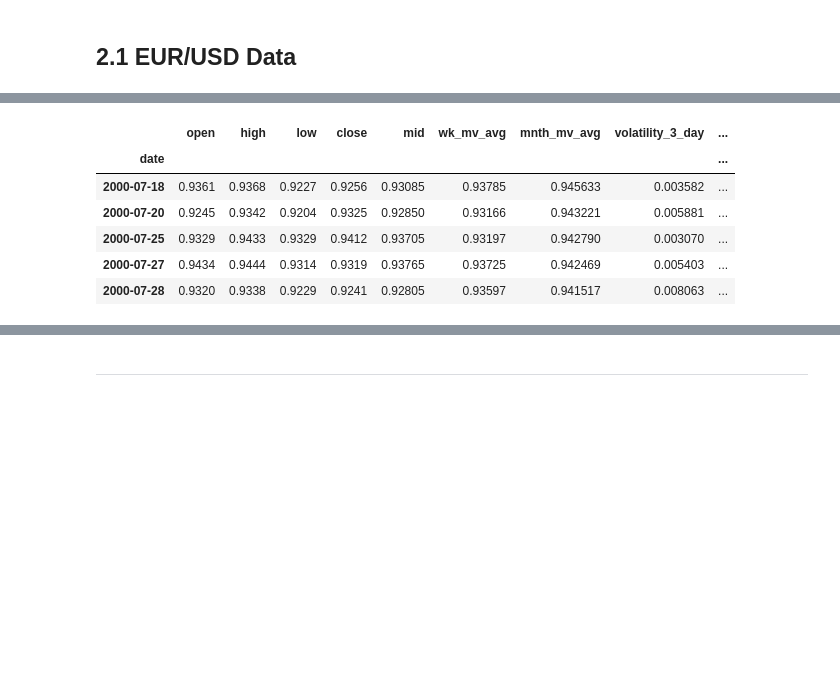
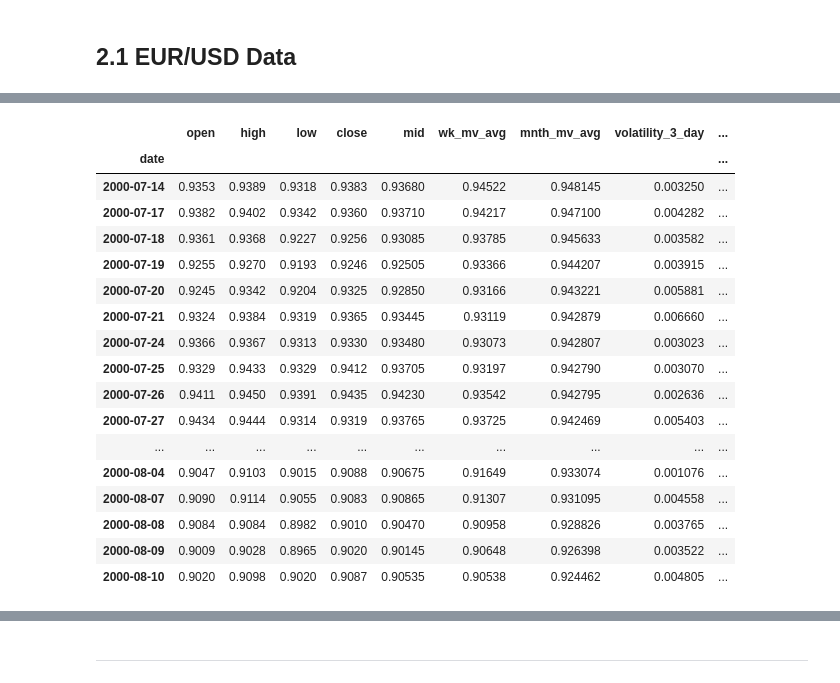
Before and after one commit to stuartdaw/Capstone_Forex, a Jupyter notebook: 05 Modelling-ARIMAX.ipynb, the cells around one changed output, grey strips where cells are left out. Cells and saved outputs as stored; diff of their text form; code cells hidden in the pictures; blank space fills up the shorter version.

```diff
--- a/05 Modelling-ARIMAX.ipynb
+++ b/05 Modelling-ARIMAX.ipynb
@@ -101,14 +101,25 @@ Index(['open', 'high', 'low', 'close', 'mid', 'wk_mv_avg', 'mnth_mv_avg',
       dtype='object')
 # %%
-daily.head()
+daily.head(20)
 # %% [output]
 |  | open | high | low | close | mid | wk_mv_avg | mnth_mv_avg | volatility_3_day | ... |
 | date |  |  |  |  |  |  |  |  | ... |
+| 2000-07-14 | 0.9353 | 0.9389 | 0.9318 | 0.9383 | 0.93680 | 0.94522 | 0.948145 | 0.003250 | ... |
+| 2000-07-17 | 0.9382 | 0.9402 | 0.9342 | 0.9360 | 0.93710 | 0.94217 | 0.947100 | 0.004282 | ... |
 | 2000-07-18 | 0.9361 | 0.9368 | 0.9227 | 0.9256 | 0.93085 | 0.93785 | 0.945633 | 0.003582 | ... |
+| 2000-07-19 | 0.9255 | 0.9270 | 0.9193 | 0.9246 | 0.92505 | 0.93366 | 0.944207 | 0.003915 | ... |
 | 2000-07-20 | 0.9245 | 0.9342 | 0.9204 | 0.9325 | 0.92850 | 0.93166 | 0.943221 | 0.005881 | ... |
+| 2000-07-21 | 0.9324 | 0.9384 | 0.9319 | 0.9365 | 0.93445 | 0.93119 | 0.942879 | 0.006660 | ... |
+| 2000-07-24 | 0.9366 | 0.9367 | 0.9313 | 0.9330 | 0.93480 | 0.93073 | 0.942807 | 0.003023 | ... |
 | 2000-07-25 | 0.9329 | 0.9433 | 0.9329 | 0.9412 | 0.93705 | 0.93197 | 0.942790 | 0.003070 | ... |
+| 2000-07-26 | 0.9411 | 0.9450 | 0.9391 | 0.9435 | 0.94230 | 0.93542 | 0.942795 | 0.002636 | ... |
 | 2000-07-27 | 0.9434 | 0.9444 | 0.9314 | 0.9319 | 0.93765 | 0.93725 | 0.942469 | 0.005403 | ... |
-| 2000-07-28 | 0.9320 | 0.9338 | 0.9229 | 0.9241 | 0.92805 | 0.93597 | 0.941517 | 0.008063 | ... |
+| ... | ... | ... | ... | ... | ... | ... | ... | ... | ... |
+| 2000-08-04 | 0.9047 | 0.9103 | 0.9015 | 0.9088 | 0.90675 | 0.91649 | 0.933074 | 0.001076 | ... |
+| 2000-08-07 | 0.9090 | 0.9114 | 0.9055 | 0.9083 | 0.90865 | 0.91307 | 0.931095 | 0.004558 | ... |
+| 2000-08-08 | 0.9084 | 0.9084 | 0.8982 | 0.9010 | 0.90470 | 0.90958 | 0.928826 | 0.003765 | ... |
+| 2000-08-09 | 0.9009 | 0.9028 | 0.8965 | 0.9020 | 0.90145 | 0.90648 | 0.926398 | 0.003522 | ... |
+| 2000-08-10 | 0.9020 | 0.9098 | 0.9020 | 0.9087 | 0.90535 | 0.90538 | 0.924462 | 0.004805 | ... |
 # %%
 ### Get correct hyper parameters
 # %%
```
Also changed, not shown: parts of 12 cells of this notebook, 1 other file.
